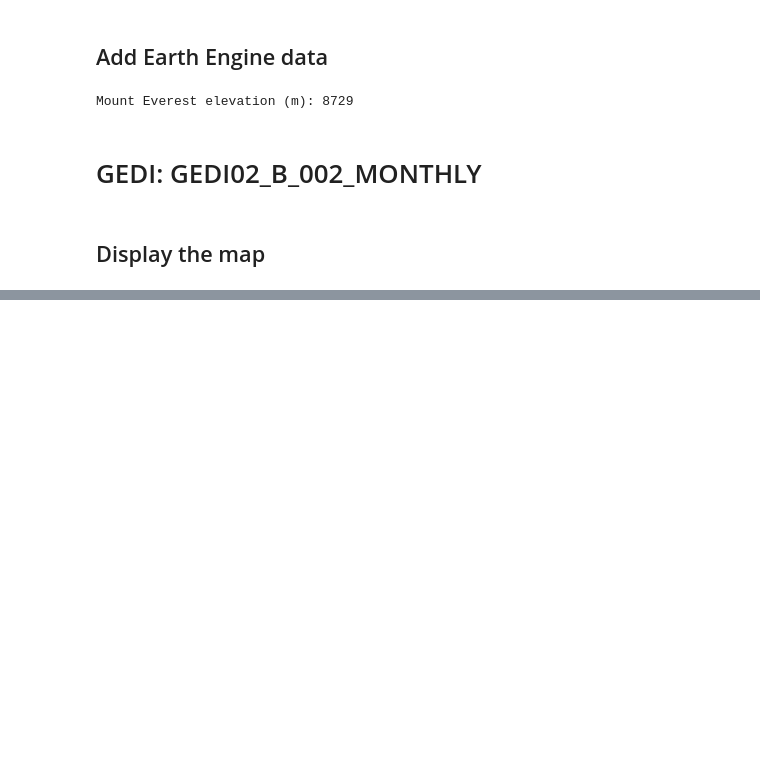
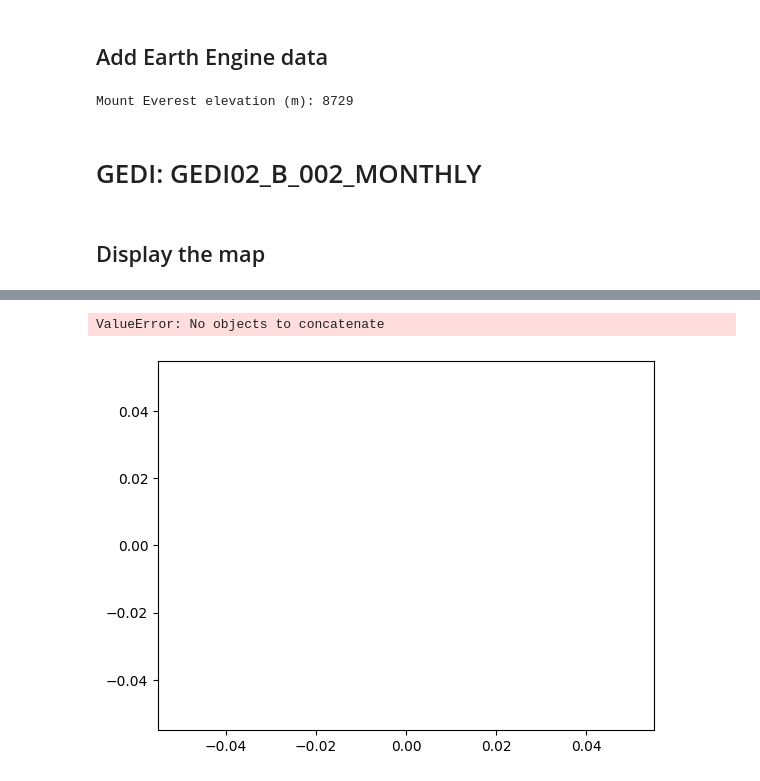
Before and after one commit to MayerT1/Pakistan_Research, a Jupyter notebook: Pakistan_Activity_1_Prelim.ipynb, the cells around one changed output, grey strips where cells are left out. Saved outputs shown, nothing was run; the diff lists cells and outputs as text; code cells hidden in the pictures; blank space fills up the shorter version.

```diff
--- a/Pakistan_Activity_1_Prelim.ipynb
+++ b/Pakistan_Activity_1_Prelim.ipynb
@@ -170,0 +187,9 @@ Map(bottom=26312.0, center=[34.75966612466248, 72.82028415312827], controls=(Wid
+# %%
+def func_zgd(image):
+  return image.sampleRegions(BTAP_P1).flatten()
+# gedi_clip_samp = gedi_clip.map(function(image) { 'return image.sampleRegions(**{collection': BTAP_P1, 'scale': 100, 'geometries': True}); }
+gedi_clip_samp = gedi_clip.map(func_zgd)
+# %%
+x = ee.FeatureCollection(gedi_clip_samp)
+# %%
+gdf = geemap.ee_to_df(x)   #https://geemap.org/common/#geemap.common.ee_to_csv
@@ -170,0 +217,5 @@ Map(bottom=26312.0, center=[34.75966612466248, 72.82028415312827], controls=(Wid
+# %%
+sns.histplot(gdf)
+# %% [output]
+ValueError: No objects to concatenate
+[figure, added]
```
Also changed, not shown: parts of 15 cells of this notebook.
